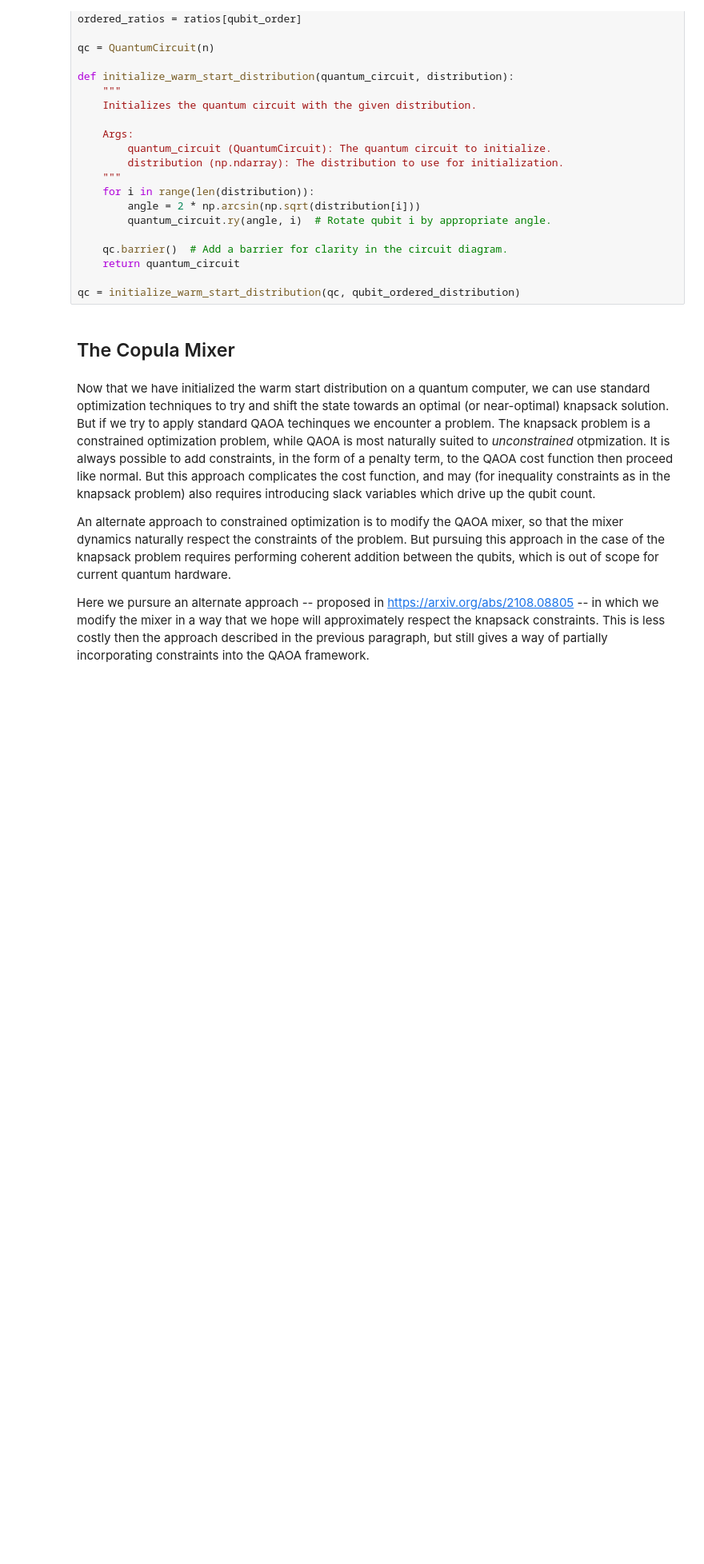
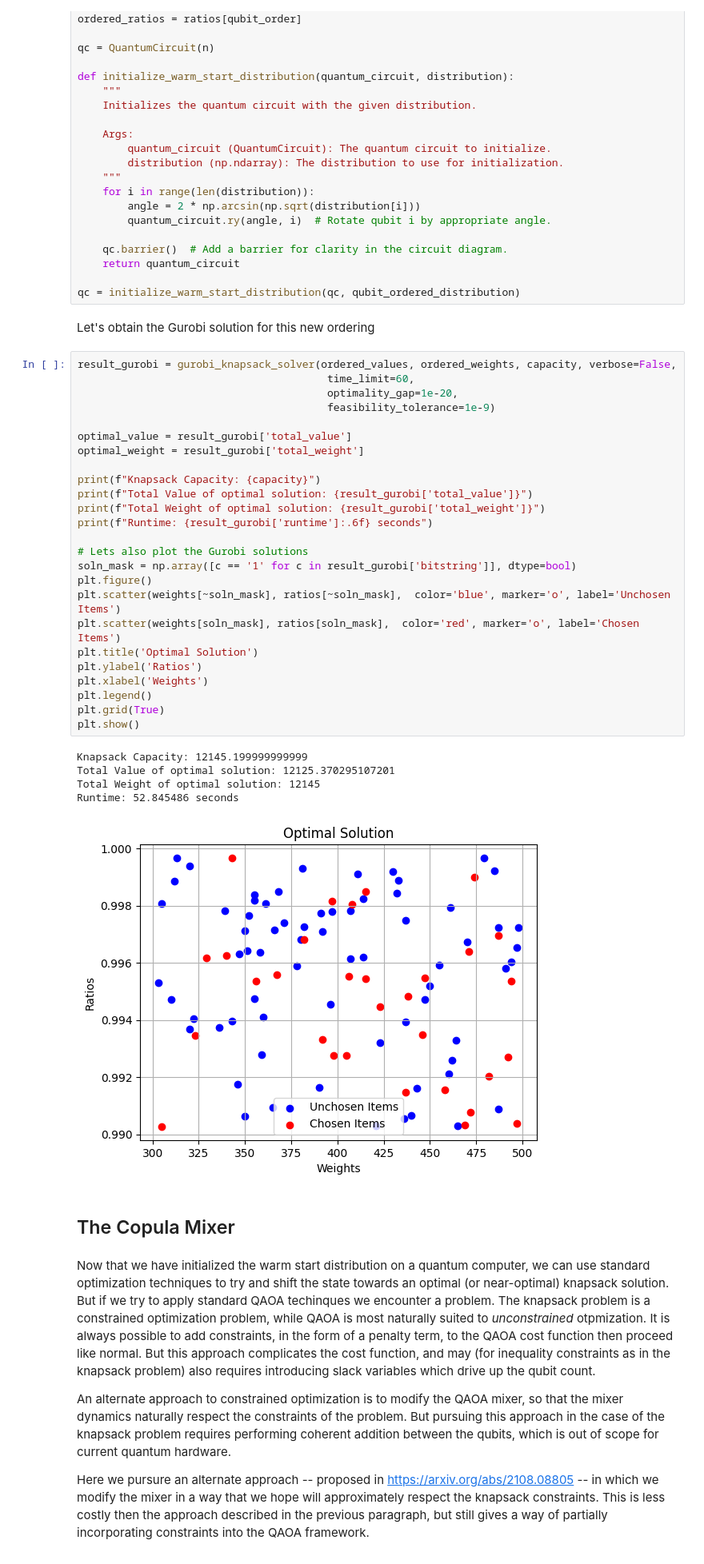
Before and after one commit to jhoule42/xQAOA_unit_commitment, a Jupyter notebook: demo.ipynb, the cells around one changed output. Shown at 80% size. Saved outputs shown, nothing was run; the diff lists cells and outputs as text; blank space fills up the shorter version.

```diff
--- a/demo.ipynb
+++ b/demo.ipynb
@@ -310,6 +310,39 @@ def initialize_warm_start_distribution(quantum_circuit, distribution):
     return quantum_circuit
 
 qc = initialize_warm_start_distribution(qc, qubit_ordered_distribution)
+# %% [markdown]
+Let's obtain the Gurobi solution for this new ordering
+# %%
+result_gurobi = gurobi_knapsack_solver(ordered_values, ordered_weights, capacity, verbose=False,
+                                        time_limit=60,
+                                        optimality_gap=1e-20,
+                                        feasibility_tolerance=1e-9)
+
+optimal_value = result_gurobi['total_value']
+optimal_weight = result_gurobi['total_weight']
+
+print(f"Knapsack Capacity: {capacity}")
+print(f"Total Value of optimal solution: {result_gurobi['total_value']}")
+print(f"Total Weight of optimal solution: {result_gurobi['total_weight']}")
+print(f"Runtime: {result_gurobi['runtime']:.6f} seconds")
+
+# Lets also plot the Gurobi solutions
+soln_mask = np.array([c == '1' for c in result_gurobi['bitstring']], dtype=bool)
+plt.figure()
+plt.scatter(weights[~soln_mask], ratios[~soln_mask],  color='blue', marker='o', label='Unchosen Items')
+plt.scatter(weights[soln_mask], ratios[soln_mask],  color='red', marker='o', label='Chosen Items')
+plt.title('Optimal Solution')
+plt.ylabel('Ratios')
+plt.xlabel('Weights')
+plt.legend()
+plt.grid(True)
+plt.show()
+# %% [output]
+Knapsack Capacity: 12145.199999999999
+Total Value of optimal solution: 12125.370295107201
+Total Weight of optimal solution: 12145
+Runtime: 52.845486 seconds
+[figure, added]
 # %% [markdown]
 ## The Copula Mixer
 # %% [markdown]
```
Also changed, not shown: parts of 4 cells of this notebook.
